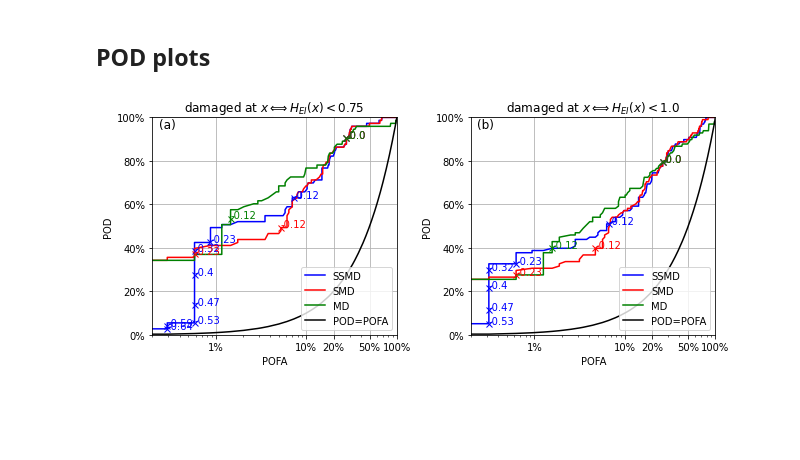
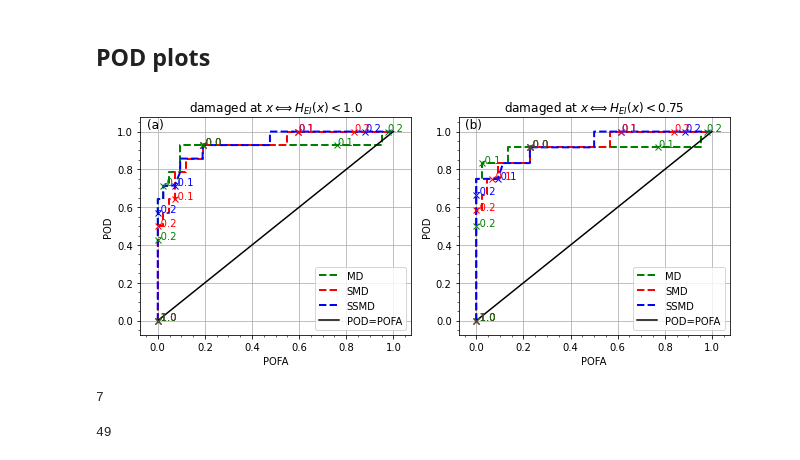
Before and after one commit to carloshernangarrido/structural-health-monitoring, a Jupyter notebook: time_domain_damage_detection_stat.ipynb, the cells around one changed output. Drawn from its saved outputs; the diff is of its cells as text; code cells hidden in the pictures; blank space fills up the shorter version.

```diff
--- a/time_domain_damage_detection_stat.ipynb
+++ b/time_domain_damage_detection_stat.ipynb
@@ -54,7 +49,7 @@ class InputParameters:
   L_d : int
     Apparent length of damage (in points).
   L_ch : int
-    Characteristic length of damage (in points).
+    Characteristic length of damage for median filter (in points).
   h_s_mm : float
     Cross-section height in mm.
   h_s_px : float
@@ -172,7 +167,7 @@ class TimeHistory:
     self.n_points = self.D_.shape[0]
     self.n_time_instants = self.D_.shape[1]
 
-    # Initial calculation of curvatures
+    # Initial calculation of slopes and curvatures
     self.S_ = np.zeros((self.n_points, self.n_time_instants), dtype=np.float64)
     self.C_ = np.zeros((self.n_points, self.n_time_instants), dtype=np.float64)
     for j in range(self.n_time_instants):
@@ -194,7 +189,6 @@ class TimeHistory:
       self.C[i, :] = self.C_[i, :] - np.mean(self.C_[i, :], axis=0)
 
     # Calculation of velocities and accelerations
-    # Initial calculation of curvatures
     self.V = np.zeros((self.n_points, self.n_time_instants), dtype=np.float64)
     self.A = np.zeros((self.n_points, self.n_time_instants), dtype=np.float64)
     for i in range(self.n_points):
@@ -219,7 +213,7 @@ files = ['00_00_00_run1.mat',
          '13_10_11_run1.mat']
 ip = InputParameters(
     files=[os.path.join(path, files[i]) for i in range(len(files))],
-    h_d=4, h_s_px=43, h_s_mm=25.4, crack_locs_mm=[100, 200, 297], fix_end_loc_px=1223)
+    h_d=2, h_s_px=43, h_s_mm=25.4, crack_locs_mm=[100, 210, 297], fix_end_loc_px=1223)
 ths = [TimeHistory(scipy.io.loadmat(file_name), file_name=file_name,
                    initial_time=2.5, final_time=4.5, cut_off_freq=1)
 for file_name in ip.files]
@@ -380,7 +410,7 @@ for key in cases.keys():
 # %% [markdown]
 ### Scan of points with a window
 # %%
-half_length_window = ip.h_d
+half_length_window = 2*ip.h_d
 n_points = len(cases[key]['max_curv']['C'])
 window_shape = scipy.signal.windows.gaussian(2*half_length_window+1,
                                              half_length_window/3) # 3stds
@@ -546,7 +577,9 @@ for key in cases.keys():
 # Probability Of Detection Analysis
 # %%
 PODA_dict = {}
-for actual_threshold in [0.5, 0.75, 1.00]:
+range_of_points = list(range(4, 56, 8))
+print(range_of_points)
+for actual_threshold in [1.00, 0.75, 0.5]:
   POD_SSMD, POFA_SSMD = [], []
   POD_SMD, POFA_SMD = [], []
   POD_MD, POFA_MD = [], []
@@ -557,7 +590,7 @@ for actual_threshold in [0.5, 0.75, 1.00]:
     TP_MD, TN_MD, FP_MD, FN_MD = 0, 0, 0, 0
     for key in cases.keys():
       for i, H_EI_actual in enumerate(cases[key]['H_EI']['H_EI_actual']):
-        if not np.isnan(cases[key]['H_EI']['H_EI_avg'][i]):
+        if i in range_of_points:
           if H_EI_actual < actual_threshold:
             if cases[key]['max_curv']['SSMD'][i] < threshold_:
               TP_SSMD += 1
@@ -600,7 +633,10 @@ for actual_threshold in [0.5, 0.75, 1.00]:
   PODA_dict.update({actual_threshold: {'threshold_s': threshold_s,
                                        'POD_SSMD': POD_SSMD,
                                        'POFA_SSMD': POFA_SSMD,
+                                       'J_SSMD': POD_SSMD - POFA_SSMD,
                                        'POD_SMD': POD_SMD,
                                        'POFA_SMD': POFA_SMD,
+                                       'J_SMD': POD_SMD - POFA_SMD,
                                        'POD_MD': POD_MD,
-                                       'POFA_MD': POFA_MD}})
+                                       'POFA_MD': POFA_MD,
+                                       'J_MD': POD_MD - POFA_MD}})
@@ -609,51 +668,59 @@ for actual_threshold in [0.5, 0.75, 1.00]:
 # %%
 fig_size = (9,4)
 path = '/content/drive/My Drive/TRABAJO/45_full_field/Colab Notebooks/Full field time-domain'
-PODA_cases = list(PODA_dict.keys())[1:3]
+PODA_cases = list(PODA_dict.keys())[0:2]
 fig, axs = plt.subplots(1, len(PODA_cases), figsize=fig_size, tight_layout=True)
 for i, actual_threshold in enumerate(PODA_cases):
   threshold_s = PODA_dict[actual_threshold]['threshold_s']
   POD_SSMD = PODA_dict[actual_threshold]['POD_SSMD']
   POFA_SSMD = PODA_dict[actual_threshold]['POFA_SSMD']
   POD_SMD = PODA_dict[actual_threshold]['POD_SMD']
   POFA_SMD = PODA_dict[actual_threshold]['POFA_SMD']
   POD_MD = PODA_dict[actual_threshold]['POD_MD']
   POFA_MD = PODA_dict[actual_threshold]['POFA_MD']
   axs[i].set_title('damaged at $x \Longleftrightarrow H_{EI}(x)< $' + f'{actual_threshold}')
-  axs[i].plot(POFA_SSMD, POD_SSMD, label='SSMD', color='blue')
-  axs[i].plot(POFA_SMD, POD_SMD, label='SMD', color='red')
-  axs[i].plot(POFA_MD, POD_MD, label='MD', color='green')
+  axs[i].plot(POFA_MD, POD_MD, label='MD', color='green', linestyle='dashed', linewidth=2)
+  axs[i].plot(POFA_SMD, POD_SMD, label='SMD', color='red', linestyle='dashed', linewidth=2)
+  axs[i].plot(POFA_SSMD, POD_SSMD, label='SSMD', color='blue', linestyle='dashed', linewidth=2)
   axs[i].plot(POFA_MD, POFA_MD, label='POD=POFA', color='black')
   axs[i].set_xlabel('POFA')
   axs[i].set_ylabel('POD')
-  axs[i].set_xscale('log')
   axs[i].legend(loc='lower right')
   axs[i].grid()
-  some_points = [int(_) for _ in np.logspace(np.log10(1), np.log10(len(POFA_SSMD)/2), 50)]
-  some_points = list(set(some_points))
-  some_points.sort()
+  some_points = [np.argmin(abs(-1  - np.array(threshold_s))),
+                 np.argmin(abs(-0.1  - np.array(threshold_s))),
+                 np.argmin(abs(-0.2  - np.array(threshold_s))),
+                 np.argmin(abs(0   - np.array(threshold_s))),
+                 np.argmin(abs(0.1  - np.array(threshold_s))),
+                 np.argmin(abs(0.2 - np.array(threshold_s)))]
   axs[i].plot(POFA_SSMD[some_points], POD_SSMD[some_points], label='SSMD', color='blue', linestyle='', marker='x')
   axs[i].plot(POFA_SMD[some_points], POD_SMD[some_points], label='SMD', color='red', linestyle='', marker='x')
   axs[i].plot(POFA_MD[some_points], POD_MD[some_points], label='MD', color='green', linestyle='', marker='x')
-  axs[i].set_xlim((.002, 1))
-  axs[i].set_ylim((.00, 1))
+  axs[i].set_xlim((-.075, 1.075))
+  axs[i].set_ylim((-.075, 1.075))
   for i_point in some_points:
-    limit = 0.001
+    limit = 0
     if POFA_SSMD[i_point] >= limit:
       axs[i].text(POFA_SSMD[i_point], POD_SSMD[i_point], str(np.round(threshold_s[i_point], 2)), color='blue')
     if POFA_SMD[i_point] >= limit:
       axs[i].text(POFA_SMD[i_point], POD_SMD[i_point], str(np.round(threshold_s[i_point], 2)), color='red')
     if POFA_MD[i_point] >= limit:
       axs[i].text(POFA_MD[i_point], POD_MD[i_point], str(np.round(threshold_s[i_point], 2)), color='green')
-  x_ticks = [.01, .1, .2, .5, 1]
-  x_ticks_labels = [f'{int(_ * 100)}%' for _ in x_ticks]
-  axs[i].set_xticks(x_ticks)
-  axs[i].set_xticklabels(x_ticks_labels)
-  y_ticks = np.linspace(0, 1, 6)#  np.logspace(0.01, 1, 6)
-  y_ticks_labels = [f'{int(_ * 100)}%' for _ in y_ticks]
-  axs[i].set_yticks(y_ticks)
-  axs[i].set_yticklabels(y_ticks_labels)
+  # y_ticks = np.linspace(0, 1, 6)#  np.logspace(0.01, 1, 6)
+  # y_ticks_labels = [f'{int(_ * 100)}%' for _ in y_ticks]
+  # axs[i].set_yticks(y_ticks)
+  # axs[i].set_yticklabels(y_ticks_labels)
   axs[i].text(.025, .95, f"({chr(ord('a')+i)})", fontsize=12, transform=axs[i].transAxes)
+  axs[i].xaxis.set_minor_locator(AutoMinorLocator())
+  axs[i].yaxis.set_minor_locator(AutoMinorLocator())
 plt.savefig(os.path.join(path, 'PODA.pdf'), bbox_inches='tight')
 # %% [output]
-[figure, old version]
+[figure, new version]
+# %%
+TP_SSMD+FN_SSMD
+# %% [output]
+7
+# %%
+TN_SSMD+FP_SSMD
+# %% [output]
+49
```
Also changed, not shown: parts of 18 cells of this notebook.
